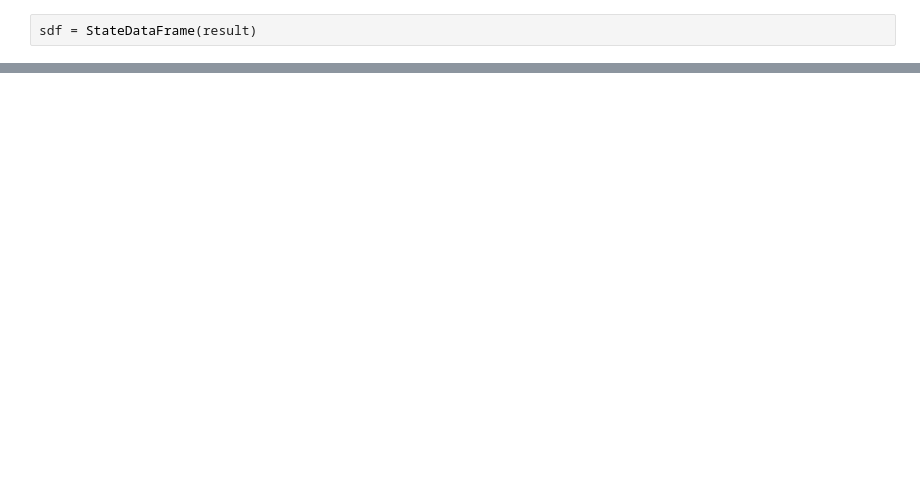
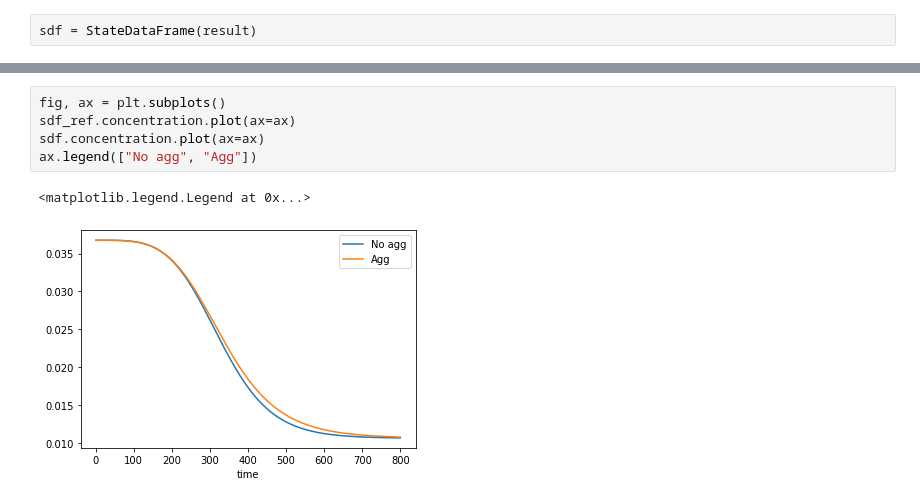
Before and after one commit to wuyuanyi135/crm, a Jupyter notebook: examples/agg_brk.ipynb, the cells around one changed output, grey strips where cells are left out. Cells and saved outputs as stored; diff of their text form; blank space fills up the shorter version.

```diff
--- a/examples/agg_brk.ipynb
+++ b/examples/agg_brk.ipynb
@@ -37,0 +53,8 @@ sdf.counts.plot()
+# %%
+fig, ax = plt.subplots()
+sdf_ref.concentration.plot(ax=ax)
+sdf.concentration.plot(ax=ax)
+ax.legend(["No agg", "Agg"])
+# %% [output]
+<matplotlib.legend.Legend at 0x...>
+[figure, added]
```
Also changed, not shown: parts of 12 cells of this notebook, 10 other files.
